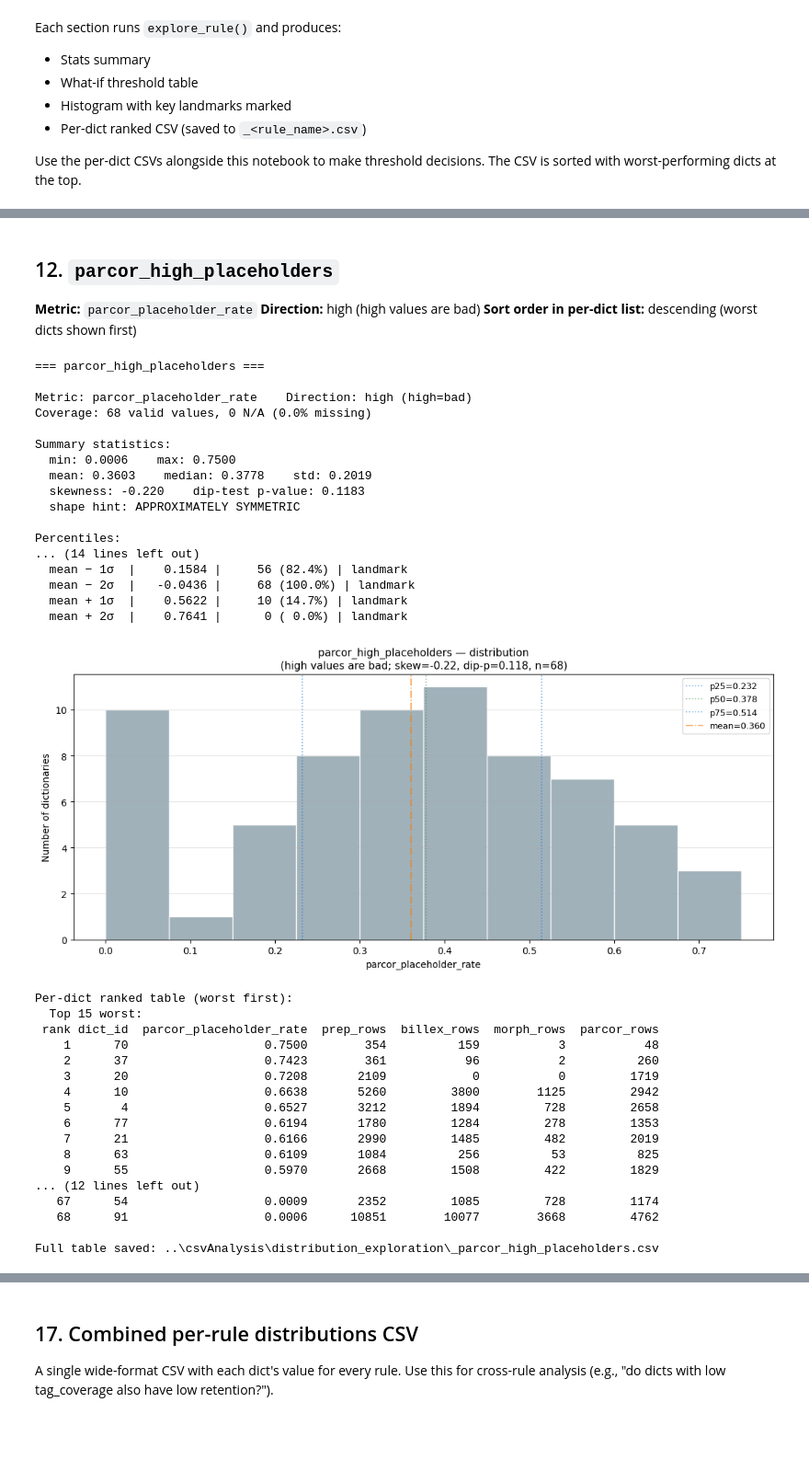
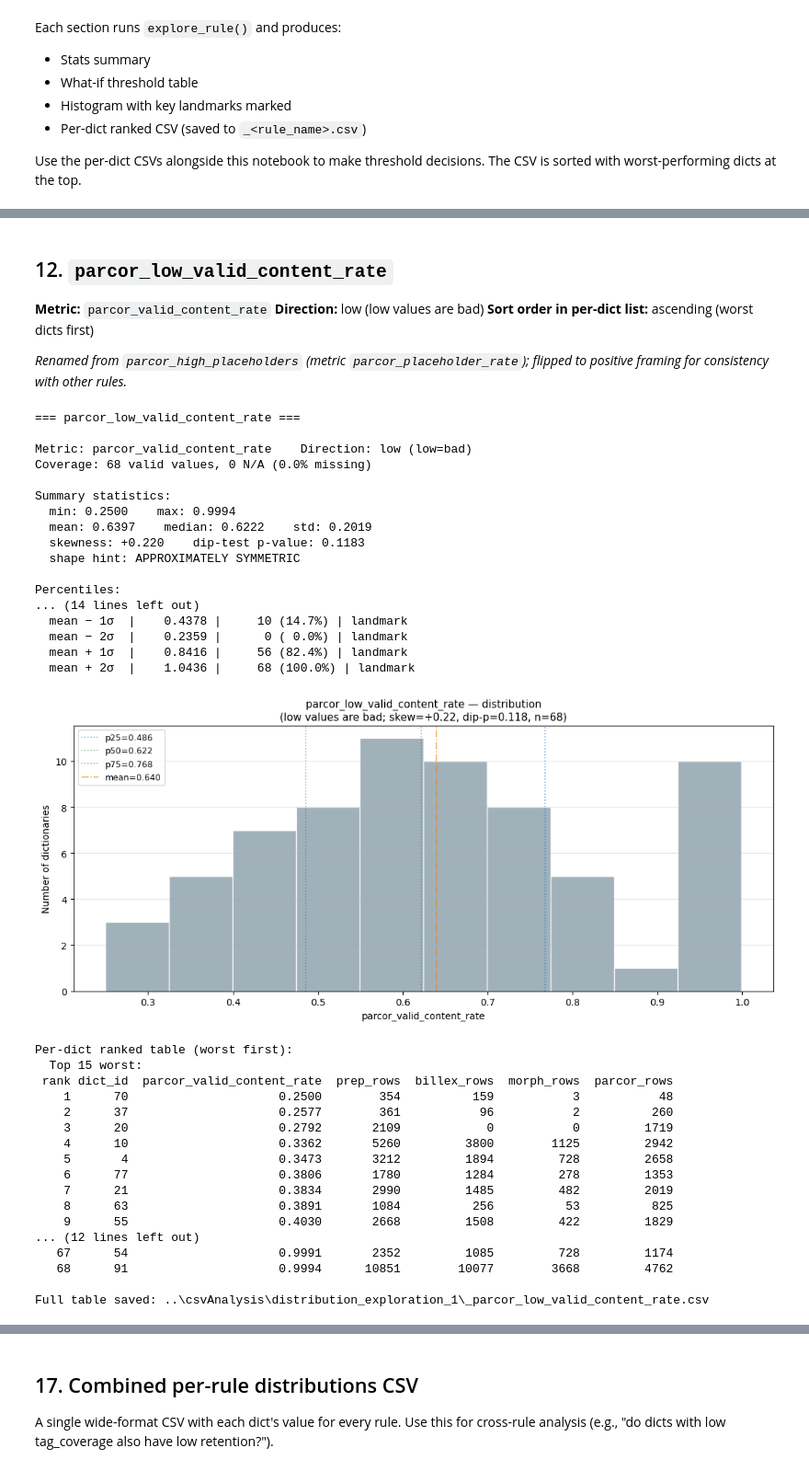
Before and after one commit to Pradiptaa/tugas-akhir-data-mining, a Jupyter notebook: TAEkstraksiKamus/postProcessing/Distribution Explorer (1).ipynb, the cells around one changed output, grey strips where cells are left out. Shown at 92% size. Drawn from its saved outputs; the diff is of its cells as text; code cells hidden in the pictures; blank space fills up the shorter version.

```diff
--- a/TAEkstraksiKamus/postProcessing/Distribution Explorer.ipynb
+++ b/TAEkstraksiKamus/postProcessing/Distribution Explorer (1).ipynb
@@ -83,7 +83,7 @@ DIRS = {
     "morph":  Path("../Ekstraksi/10. Morphology"),
     "parcor": Path("../Ekstraksi/11. Parallel Corpus"),
 }
-DST_DIR = Path("../csvAnalysis/distribution_exploration")
+DST_DIR = Path("../csvAnalysis/distribution_exploration_1")
 DST_DIR.mkdir(parents=True, exist_ok=True)
 RETENTION_MIN_PREP_ROWS = 100  # below this, retention is undefined
 
@@ -129,8 +129,8 @@ def collect_billex_metrics(path: Path, direction: Optional[int]) -> dict:
     multiword_ind_rate = ind_series.str.contains(r"\s", na=False, regex=True).mean()
     return {
         "billex_rows": n,
-        "billex_null_rate": round(float(null_rate), 4),
-        "billex_multiword_ind_rate": round(float(multiword_ind_rate), 4),
+        "billex_complete_pair_rate":      round(float(1 - null_rate), 4),
+        "billex_single_word_headword_rate": round(float(1 - multiword_ind_rate), 4),
     }
 
 
@@ -153,7 +153,7 @@ def collect_parcor_metrics(path: Path) -> dict:
     if n == 0:
         return {"parcor_rows": 0}
     if "kalimat_asal" not in df.columns or "kalimat_tujuan" not in df.columns:
-        return {"parcor_rows": n, "parcor_null_rate": 1.0}
+        return {"parcor_rows": n, "parcor_complete_pair_rate": 0.0}
     asal = df["kalimat_asal"].fillna("").astype(str)
     tujuan = df["kalimat_tujuan"].fillna("").astype(str)
     null_rate = df[["kalimat_asal", "kalimat_tujuan"]].isna().any(axis=1).mean()
@@ -164,9 +164,9 @@ def collect_parcor_metrics(path: Path) -> dict:
     short_rate = ((len_asal <= 2) | (len_tujuan <= 2)).mean()
     return {
         "parcor_rows": n,
-        "parcor_null_rate": round(float(null_rate), 4),
-        "parcor_placeholder_rate": round(float(ph_rate), 4),
-        "parcor_short_rate": round(float(short_rate), 4),
+        "parcor_complete_pair_rate": round(float(1 - null_rate), 4),
+        "parcor_valid_content_rate": round(float(1 - ph_rate), 4),
+        "parcor_valid_length_rate":  round(float(1 - short_rate), 4),
     }
 
 
@@ -769,51 +773,53 @@ Full table saved: ..\csvAnalysis\distribution_exploration\_billex_low_retention.
 # %% [markdown]
-## 12. `parcor_high_placeholders`
+## 12. `parcor_low_valid_content_rate`
 
-**Metric:** `parcor_placeholder_rate`
-**Direction:** high (high values are bad)
-**Sort order in per-dict list:** descending (worst dicts shown first)
+**Metric:** `parcor_valid_content_rate`
+**Direction:** low (low values are bad)
+**Sort order in per-dict list:** ascending (worst dicts first)
+
+_Renamed from `parcor_high_placeholders` (metric `parcor_placeholder_rate`); flipped to positive framing for consistency with other rules._
 # %%
 explore_rule(
-    rule_name="parcor_high_placeholders",
-    metric_col="parcor_placeholder_rate",
-    direction="high",
+    rule_name="parcor_low_valid_content_rate",
+    metric_col="parcor_valid_content_rate",
+    direction="low",
 )
 # %% [output]
-=== parcor_high_placeholders ===
+=== parcor_low_valid_content_rate ===
 
-Metric: parcor_placeholder_rate    Direction: high (high=bad)
+Metric: parcor_valid_content_rate    Direction: low (low=bad)
 Coverage: 68 valid values, 0 N/A (0.0% missing)
 
 Summary statistics:
-  min: 0.0006    max: 0.7500
-  mean: 0.3603    median: 0.3778    std: 0.2019
-  skewness: -0.220    dip-test p-value: 0.1183
+  min: 0.2500    max: 0.9994
+  mean: 0.6397    median: 0.6222    std: 0.2019
+  skewness: +0.220    dip-test p-value: 0.1183
   shape hint: APPROXIMATELY SYMMETRIC
 
 Percentiles:
 ... (14 lines left out)
-  mean − 1σ  |    0.1584 |     56 (82.4%) | landmark
-  mean − 2σ  |   -0.0436 |     68 (100.0%) | landmark
-  mean + 1σ  |    0.5622 |     10 (14.7%) | landmark
-  mean + 2σ  |    0.7641 |      0 ( 0.0%) | landmark
+  mean − 1σ  |    0.4378 |     10 (14.7%) | landmark
+  mean − 2σ  |    0.2359 |      0 ( 0.0%) | landmark
+  mean + 1σ  |    0.8416 |     56 (82.4%) | landmark
+  mean + 2σ  |    1.0436 |     68 (100.0%) | landmark
-[figure, old version]
+[figure, new version]
 Per-dict ranked table (worst first):
   Top 15 worst:
- rank dict_id  parcor_placeholder_rate  prep_rows  billex_rows  morph_rows  parcor_rows
-    1      70                   0.7500        354          159           3           48
-    2      37                   0.7423        361           96           2          260
-    3      20                   0.7208       2109            0           0         1719
-    4      10                   0.6638       5260         3800        1125         2942
-    5       4                   0.6527       3212         1894         728         2658
-    6      77                   0.6194       1780         1284         278         1353
-    7      21                   0.6166       2990         1485         482         2019
-    8      63                   0.6109       1084          256          53          825
-    9      55                   0.5970       2668         1508         422         1829
+ rank dict_id  parcor_valid_content_rate  prep_rows  billex_rows  morph_rows  parcor_rows
+    1      70                     0.2500        354          159           3           48
+    2      37                     0.2577        361           96           2          260
+    3      20                     0.2792       2109            0           0         1719
+    4      10                     0.3362       5260         3800        1125         2942
+    5       4                     0.3473       3212         1894         728         2658
+    6      77                     0.3806       1780         1284         278         1353
+    7      21                     0.3834       2990         1485         482         2019
+    8      63                     0.3891       1084          256          53          825
+    9      55                     0.4030       2668         1508         422         1829
 ... (12 lines left out)
-   67      54                   0.0009       2352         1085         728         1174
-   68      91                   0.0006      10851        10077        3668         4762
+   67      54                     0.9991       2352         1085         728         1174
+   68      91                     0.9994      10851        10077        3668         4762
 
-Full table saved: ..\csvAnalysis\distribution_exploration\_parcor_high_placeholders.csv
+Full table saved: ..\csvAnalysis\distribution_exploration_1\_parcor_low_valid_content_rate.csv
 # %% [markdown]
 ## 13. `parcor_too_few_rows`
 
```
Also changed, not shown: parts of 27 cells of this notebook, 20 other files.
